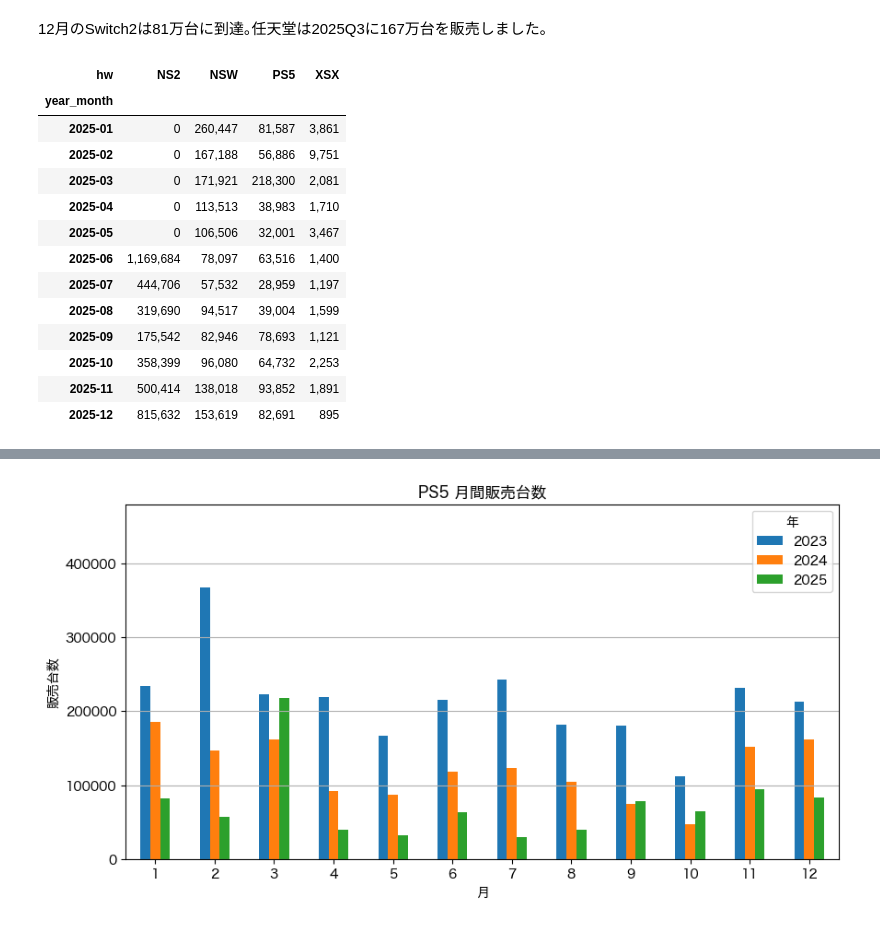
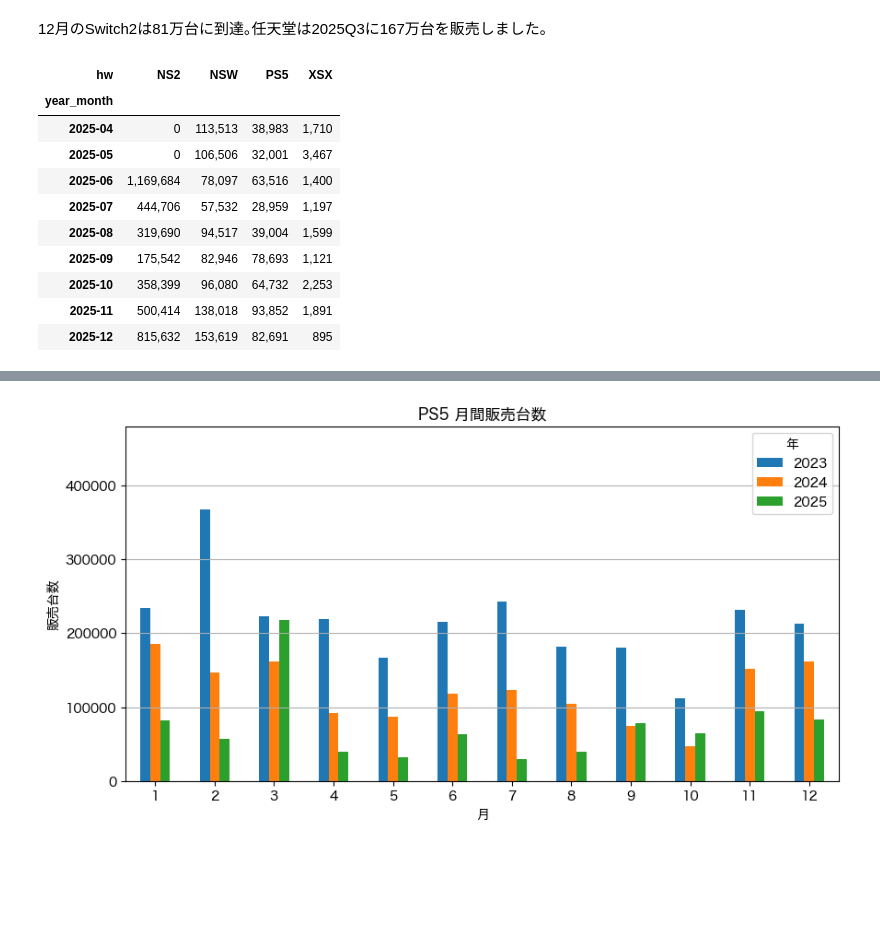
Before and after one commit to hidenden/gamedata, a Jupyter notebook: notebook/report/weekly_report.ipynb, the cells around one changed output, grey strips where cells are left out. Cells and saved outputs as stored; diff of their text form; code cells hidden in the pictures; blank space fills up the shorter version.

```diff
--- a/notebook/report/weekly_report.ipynb
+++ b/notebook/report/weekly_report.ipynb
@@ -119,14 +118,11 @@ PS5は不思議な低水準の安定が続いています｡
 # %% [markdown]
 12月のSwitch2は81万台に到達｡任天堂は2025Q3に167万台を販売しました｡
 # %%
-df = df.style.format({'NS2': '{:,.0f}', 'NSW': '{:,.0f}', 'PS5': '{:,.0f}', 'XSX': '{:,.0f}'})
-display(df)
+month_style = ch.style_sales(df)
+display(month_style)
 # %% [output]
 | hw | NS2 | NSW | PS5 | XSX |
 | year_month |  |  |  |  |
-| 2025-01 | 0 | 260,447 | 81,587 | 3,861 |
-| 2025-02 | 0 | 167,188 | 56,886 | 9,751 |
-| 2025-03 | 0 | 171,921 | 218,300 | 2,081 |
 | 2025-04 | 0 | 113,513 | 38,983 | 1,710 |
 | 2025-05 | 0 | 106,506 | 32,001 | 3,467 |
 | 2025-06 | 1,169,684 | 78,097 | 63,516 | 1,400 |
```
Also changed, not shown: parts of 35 cells of this notebook, 26 other files.
